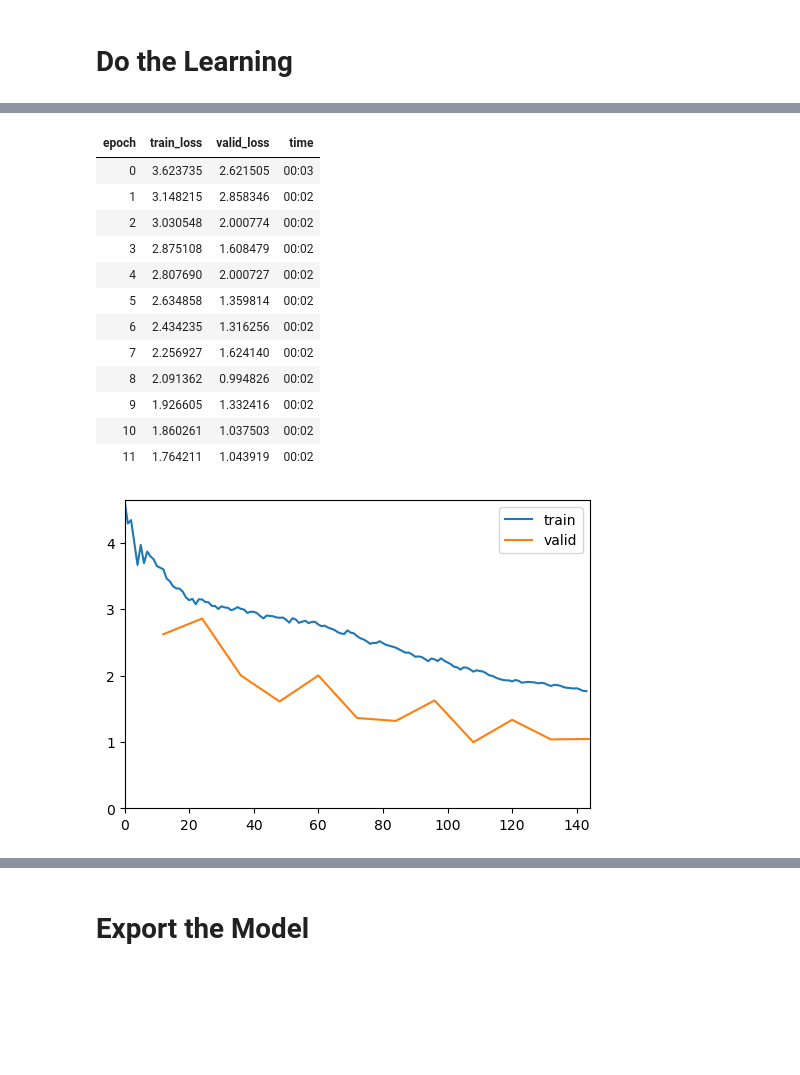
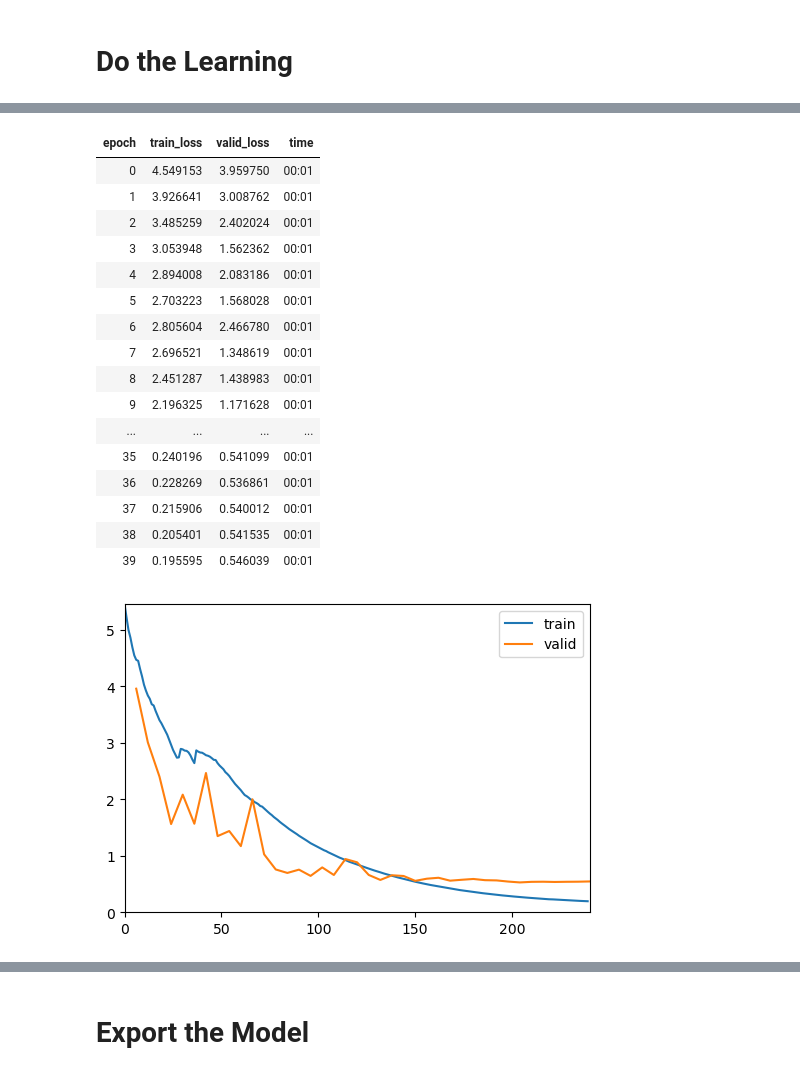
Before and after one commit to kozobot/deinked, a Jupyter notebook: Deink_02_Silhouette_Train_Model.ipynb, the cells around one changed output, grey strips where cells are left out. Drawn from its saved outputs; the diff is of its cells as text; code cells hidden in the pictures; blank space fills up the shorter version.

```diff
--- a/Deink_02_Silhouette_Train_Model.ipynb
+++ b/Deink_02_Silhouette_Train_Model.ipynb
@@ -22,7 +24,7 @@ every_epoch=10
 print(f"Temp model saving in {callback_saved_model.parent.resolve()} / {os.path.basename(callback_saved_model)}")
 
 # Control for the number of epocs to run
-epocs = 120
+epocs = 40
 #epocs = 12
 start_epoch=0
 
@@ -41,17 +43,16 @@ dls_gen.show_batch(max_n=4, figsize=(12,12))
 # %%
 # For our backbone
-#bbone = resnet34
-bbone = xresnet34_deeper # 4bs, 100e, 1 sec/run, smoth and close
-#bbone = resnet50 # don't have the mem for this
-#bbone = resnet18
-#bbone = squeezenet1_0 # 2bs, 100e, 20 sec/run, pixelated, getting there
-#bbone = densenet121 # 1bs, 100e, 32 sec/run, pixelated, getting there
-#bbone = vgg16_bn
-#bbone = vgg19_bn # 100e, 14 sec/run, pixelated, inverted
-#bbone = alexnet # 4bs, 100e, 2 sec/run, large pixelated, getting there
+#bbone = xresnet34_deeper
+#bbone = models.resnet34
+bbone = models.resnet18
+
 def create_gen_learner():
     basename = os.path.basename(callback_saved_model)
     fname = callback_saved_model.parent.resolve()
+    cbs = [
+        # Set things up so that we can resume a crashed training session
+        SaveModelCallback(with_opt=True, fname=basename, every_epoch=every_epoch)
+    ]
 
     #cnn_learner??
     learner = unet_learner(dls_gen, bbone,
@@ -61,10 +62,7 @@ def create_gen_learner():
                            norm_type=NormType.Weight,
                            self_attention=True,
                            y_range=y_range,
-                           cbs=[
-                               # Set things up so that we can resume a crashed training session
-                               SaveModelCallback(with_opt=True, fname=basename, every_epoch=every_epoch)
-                           ])
+                           cbs=cbs)
 
     # See if we need to restore the existing model
     model_path = Path(f'{fname}/models/{basename}_{start_epoch}.pth')
@@ -81,36 +89,41 @@ learn_gen = create_gen_learner()
 # %%
 # What callbacks do we want
 cbs = []
 csv_append = True
 if (start_epoch == 0):
     cbs.append(ShowGraphCallback())
     csv_append = False # overwrite whatever is there since we are starting at the beginning
 
 # Add a logger to write to csv
 cbs.append(CSVLogger(fname=f'silhouette-{bbone.__name__}-epocs{epocs}_history.csv', append=csv_append))
 
 # Do the learning
 learn_gen.fit_one_cycle(epocs,
-                        pct_start=0.3,
-                        wd=wd,
+                        #pct_start=0.3,
+                        #wd=wd,
+                       # lr_max=lr_max,
                         start_epoch=start_epoch,
                         cbs=cbs
                        )
 # %% [output]
 | epoch | train_loss | valid_loss | time |
-| 0 | 3.623735 | 2.621505 | 00:03 |
-| 1 | 3.148215 | 2.858346 | 00:02 |
-| 2 | 3.030548 | 2.000774 | 00:02 |
-| 3 | 2.875108 | 1.608479 | 00:02 |
-| 4 | 2.807690 | 2.000727 | 00:02 |
-| 5 | 2.634858 | 1.359814 | 00:02 |
-| 6 | 2.434235 | 1.316256 | 00:02 |
-| 7 | 2.256927 | 1.624140 | 00:02 |
-| 8 | 2.091362 | 0.994826 | 00:02 |
-| 9 | 1.926605 | 1.332416 | 00:02 |
-| 10 | 1.860261 | 1.037503 | 00:02 |
-| 11 | 1.764211 | 1.043919 | 00:02 |
+| 0 | 4.549153 | 3.959750 | 00:01 |
+| 1 | 3.926641 | 3.008762 | 00:01 |
+| 2 | 3.485259 | 2.402024 | 00:01 |
+| 3 | 3.053948 | 1.562362 | 00:01 |
+| 4 | 2.894008 | 2.083186 | 00:01 |
+| 5 | 2.703223 | 1.568028 | 00:01 |
+| 6 | 2.805604 | 2.466780 | 00:01 |
+| 7 | 2.696521 | 1.348619 | 00:01 |
+| 8 | 2.451287 | 1.438983 | 00:01 |
+| 9 | 2.196325 | 1.171628 | 00:01 |
+| ... | ... | ... | ... |
+| 35 | 0.240196 | 0.541099 | 00:01 |
+| 36 | 0.228269 | 0.536861 | 00:01 |
+| 37 | 0.215906 | 0.540012 | 00:01 |
+| 38 | 0.205401 | 0.541535 | 00:01 |
+| 39 | 0.195595 | 0.546039 | 00:01 |
-[figure, old version]
+[figure, new version]
 # %%
 learn_gen.show_results(max_n=4, figsize=(12,12))
 # %% [output]
```
Also changed, not shown: parts of 8 cells of this notebook, 38 other files.
